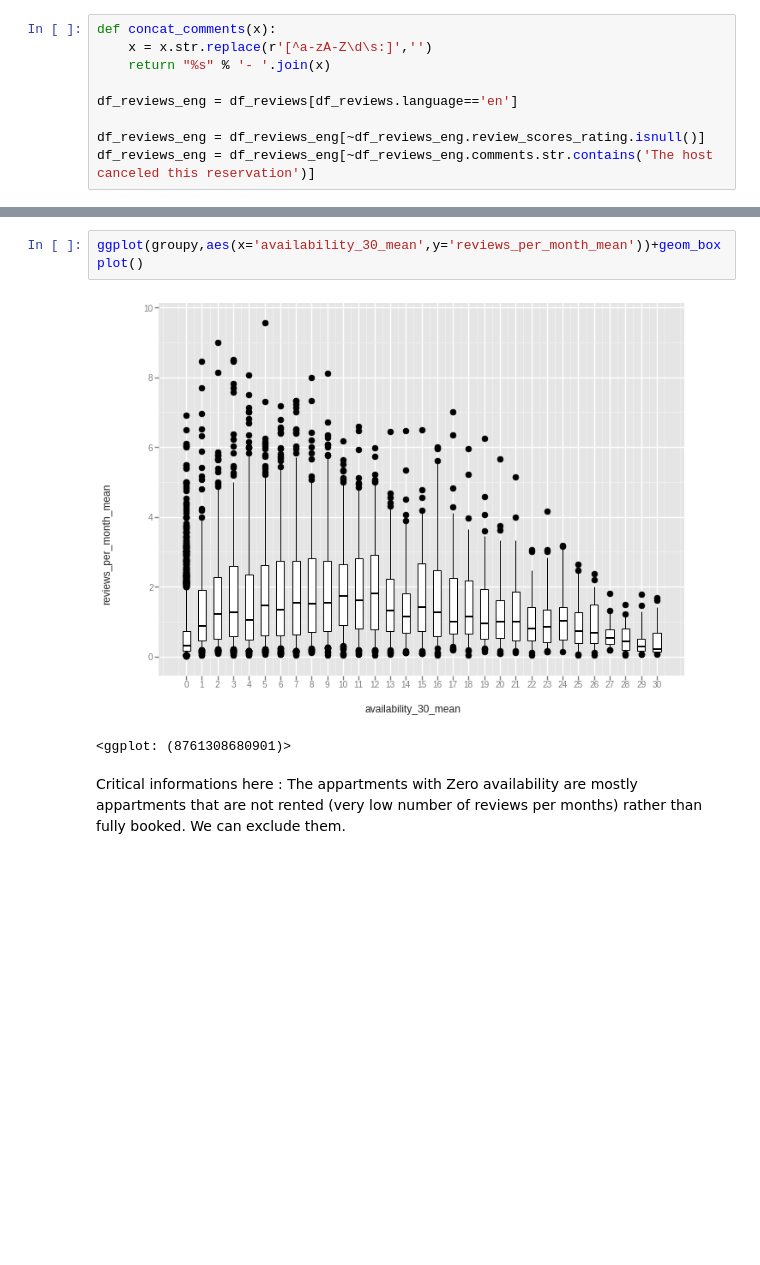
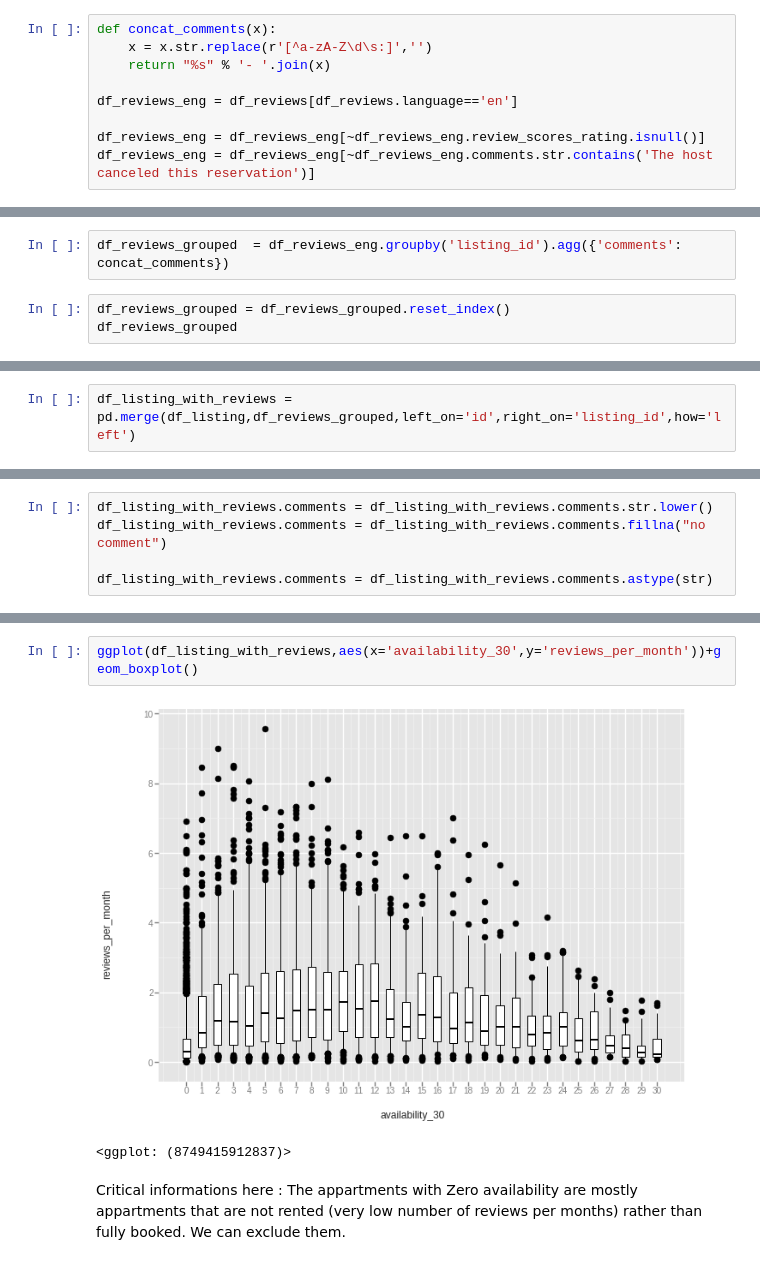
Before and after one commit to clementlefevre/udacity_ML, a Jupyter notebook: capstone_project/Text Vectorization Reviews.ipynb, the cells around one changed output, grey strips where cells are left out. Cells and saved outputs as stored; diff of their text form; blank space fills up the shorter version.

```diff
--- a/capstone_project/Text Vectorization Reviews.ipynb
+++ b/capstone_project/Text Vectorization Reviews.ipynb
@@ -115,0 +108,5 @@ groupy.shape
+# %%
+df_reviews_grouped  = df_reviews_eng.groupby('listing_id').agg({'comments': concat_comments})
+# %%
+df_reviews_grouped = df_reviews_grouped.reset_index()
+df_reviews_grouped
@@ -115,0 +132,2 @@ groupy.shape
+# %%
+df_listing_with_reviews = pd.merge(df_listing,df_reviews_grouped,left_on='id',right_on='listing_id',how='left')
@@ -115,0 +150,5 @@ groupy.shape
+# %%
+df_listing_with_reviews.comments = df_listing_with_reviews.comments.str.lower()
+df_listing_with_reviews.comments = df_listing_with_reviews.comments.fillna("no comment")
+
+df_listing_with_reviews.comments = df_listing_with_reviews.comments.astype(str)
@@ -116,7 +175,7 @@ groupy.shape
 # %%
-ggplot(groupy,aes(x='availability_30_mean',y='reviews_per_month_mean'))+geom_boxplot()
+ggplot(df_listing_with_reviews,aes(x='availability_30',y='reviews_per_month'))+geom_boxplot()
 # %% [output]
-[figure, old version]
+[figure, new version]
-<ggplot: (8761308680901)>
+<ggplot: (8749415912837)>
 # %% [markdown]
 Critical informations here : The appartments with Zero availability are mostly appartments that are not rented (very low number of reviews per months) rather than fully booked. We can exclude them.
```
Also changed, not shown: parts of 27 cells of this notebook.
